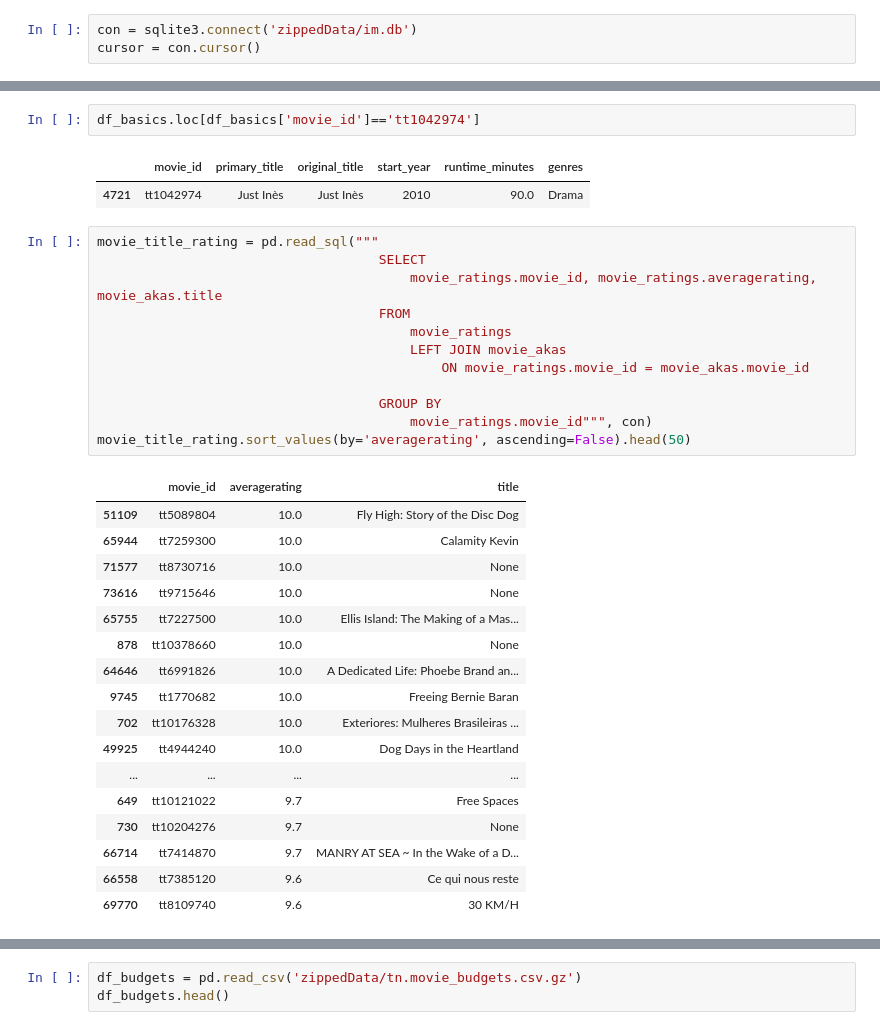
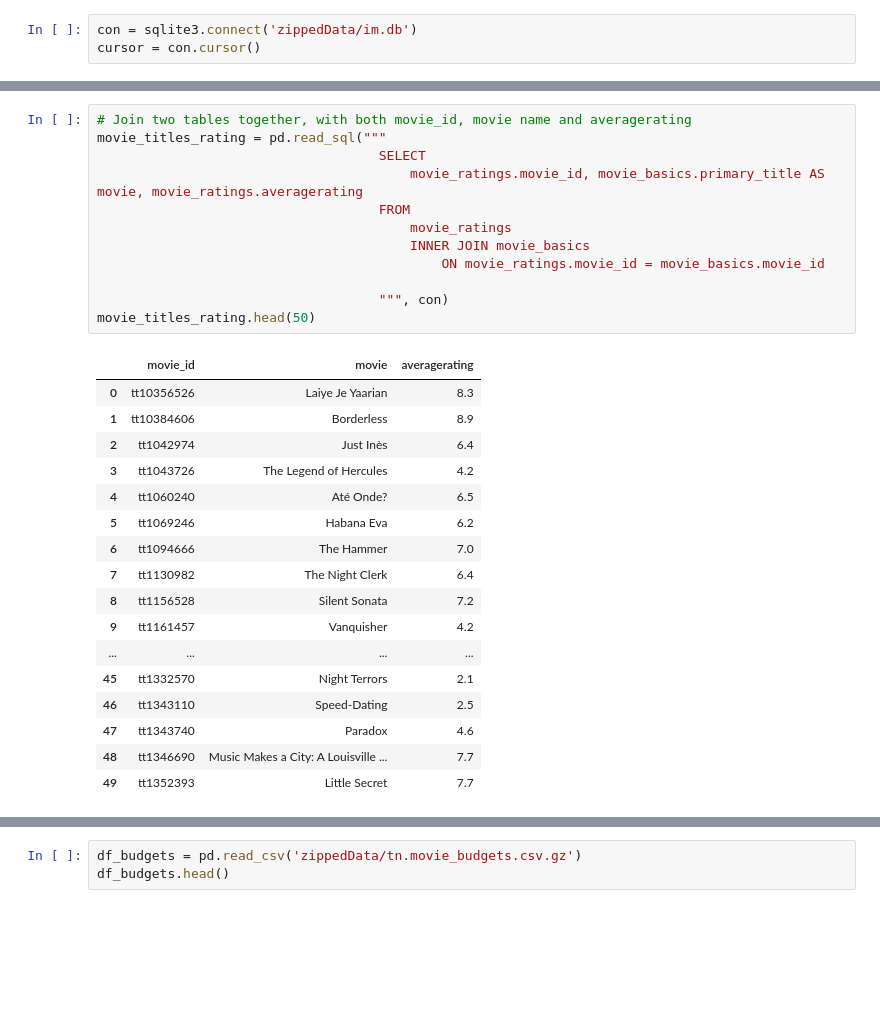
Before and after one commit to learn-co-curriculum/dsc-phase-1-project-v2-4, a Jupyter notebook: Yue_copy.ipynb, the cells around one changed output, grey strips where cells are left out. Saved outputs shown, nothing was run; the diff lists cells and outputs as text; blank space fills up the shorter version.

```diff
--- a/Yue_copy.ipynb
+++ b/Yue_copy.ipynb
@@ -59,38 +56,33 @@ df_basics.head()
 | 2 | tt0069049 | The Other Side of the Wind | The Other Side of the Wind | 2018 | 122.0 | Drama |
 | 3 | tt0069204 | Sabse Bada Sukh | Sabse Bada Sukh | 2018 | NaN | Comedy,Drama |
 | 4 | tt0100275 | The Wandering Soap Opera | La Telenovela Errante | 2017 | 80.0 | Comedy,Drama,Fantasy |
-# %%
-df_basics.loc[df_basics['movie_id']=='tt1042974']
-# %% [output]
-|  | movie_id | primary_title | original_title | start_year | runtime_minutes | genres |
-| 4721 | tt1042974 | Just Inès | Just Inès | 2010 | 90.0 | Drama |
 # %%
-movie_title_rating = pd.read_sql("""
+# Join two tables together, with both movie_id, movie name and averagerating
+movie_titles_rating = pd.read_sql("""
                                     SELECT
-                                        movie_ratings.movie_id, movie_ratings.averagerating, movie_akas.title
+                                        movie_ratings.movie_id, movie_basics.primary_title AS movie, movie_ratings.averagerating
                                     FROM
                                         movie_ratings
-                                        LEFT JOIN movie_akas
-                                            ON movie_ratings.movie_id = movie_akas.movie_id
+                                        INNER JOIN movie_basics
+                                            ON movie_ratings.movie_id = movie_basics.movie_id
 
-                                    GROUP BY
-                                        movie_ratings.movie_id""", con)
-movie_title_rating.sort_values(by='averagerating', ascending=False).head(50)
+                                    """, con)
+movie_titles_rating.head(50)
 # %% [output]
-|  | movie_id | averagerating | title |
-| 51109 | tt5089804 | 10.0 | Fly High: Story of the Disc Dog |
-| 65944 | tt7259300 | 10.0 | Calamity Kevin |
-| 71577 | tt8730716 | 10.0 | None |
-| 73616 | tt9715646 | 10.0 | None |
-| 65755 | tt7227500 | 10.0 | Ellis Island: The Making of a Mas... |
-| 878 | tt10378660 | 10.0 | None |
-| 64646 | tt6991826 | 10.0 | A Dedicated Life: Phoebe Brand an... |
-| 9745 | tt1770682 | 10.0 | Freeing Bernie Baran |
-| 702 | tt10176328 | 10.0 | Exteriores: Mulheres Brasileiras ... |
-| 49925 | tt4944240 | 10.0 | Dog Days in the Heartland |
+|  | movie_id | movie | averagerating |
+| 0 | tt10356526 | Laiye Je Yaarian | 8.3 |
+| 1 | tt10384606 | Borderless | 8.9 |
+| 2 | tt1042974 | Just Inès | 6.4 |
+| 3 | tt1043726 | The Legend of Hercules | 4.2 |
+| 4 | tt1060240 | Até Onde? | 6.5 |
+| 5 | tt1069246 | Habana Eva | 6.2 |
+| 6 | tt1094666 | The Hammer | 7.0 |
+| 7 | tt1130982 | The Night Clerk | 6.4 |
+| 8 | tt1156528 | Silent Sonata | 7.2 |
+| 9 | tt1161457 | Vanquisher | 4.2 |
 | ... | ... | ... | ... |
-| 649 | tt10121022 | 9.7 | Free Spaces |
-| 730 | tt10204276 | 9.7 | None |
-| 66714 | tt7414870 | 9.7 | MANRY AT SEA ~ In the Wake of a D... |
-| 66558 | tt7385120 | 9.6 | Ce qui nous reste |
-| 69770 | tt8109740 | 9.6 | 30 KM/H |
+| 45 | tt1332570 | Night Terrors | 2.1 |
+| 46 | tt1343110 | Speed-Dating | 2.5 |
+| 47 | tt1343740 | Paradox | 4.6 |
+| 48 | tt1346690 | Music Makes a City: A Louisville ... | 7.7 |
+| 49 | tt1352393 | Little Secret | 7.7 |
```
Also changed, not shown: parts of 22 cells of this notebook.
